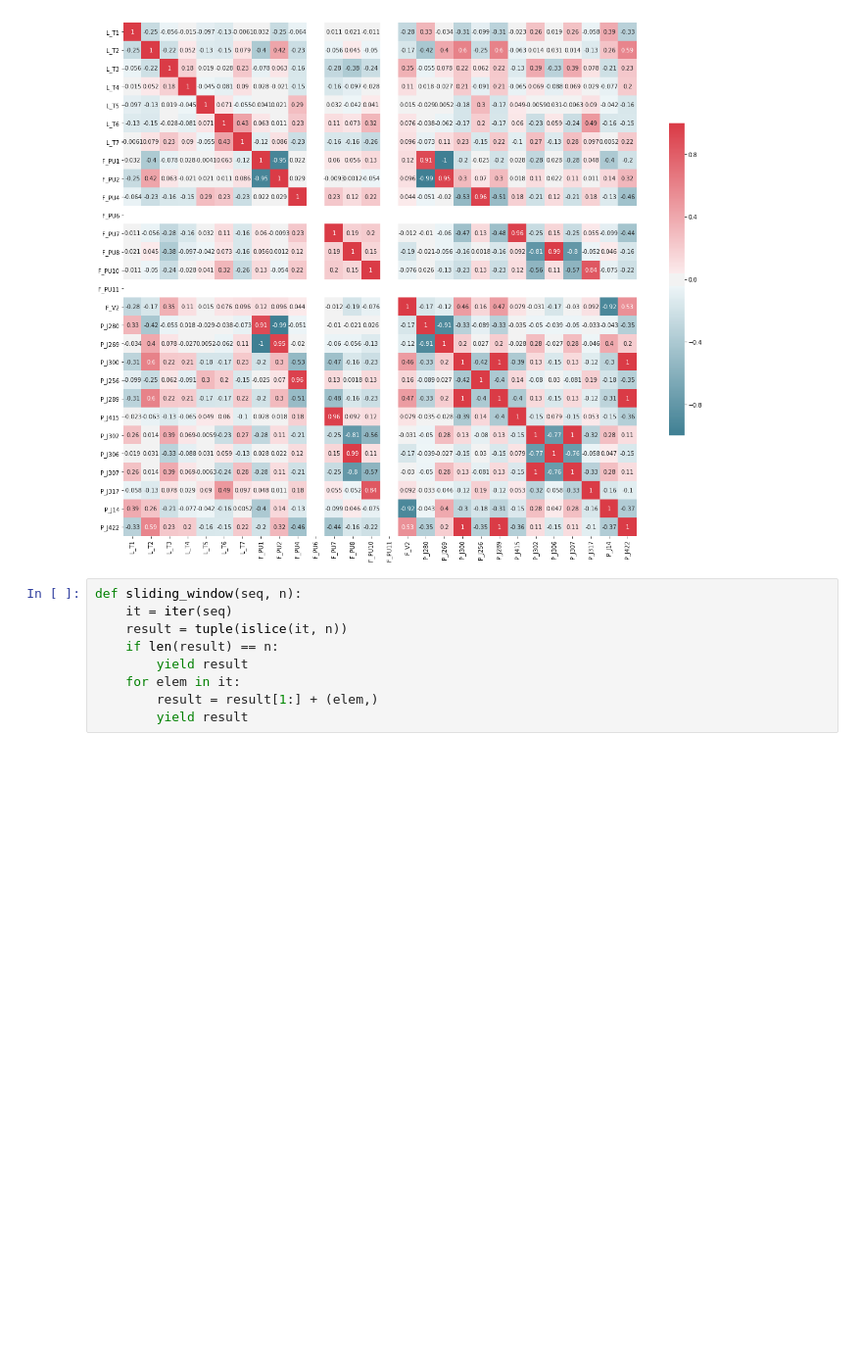
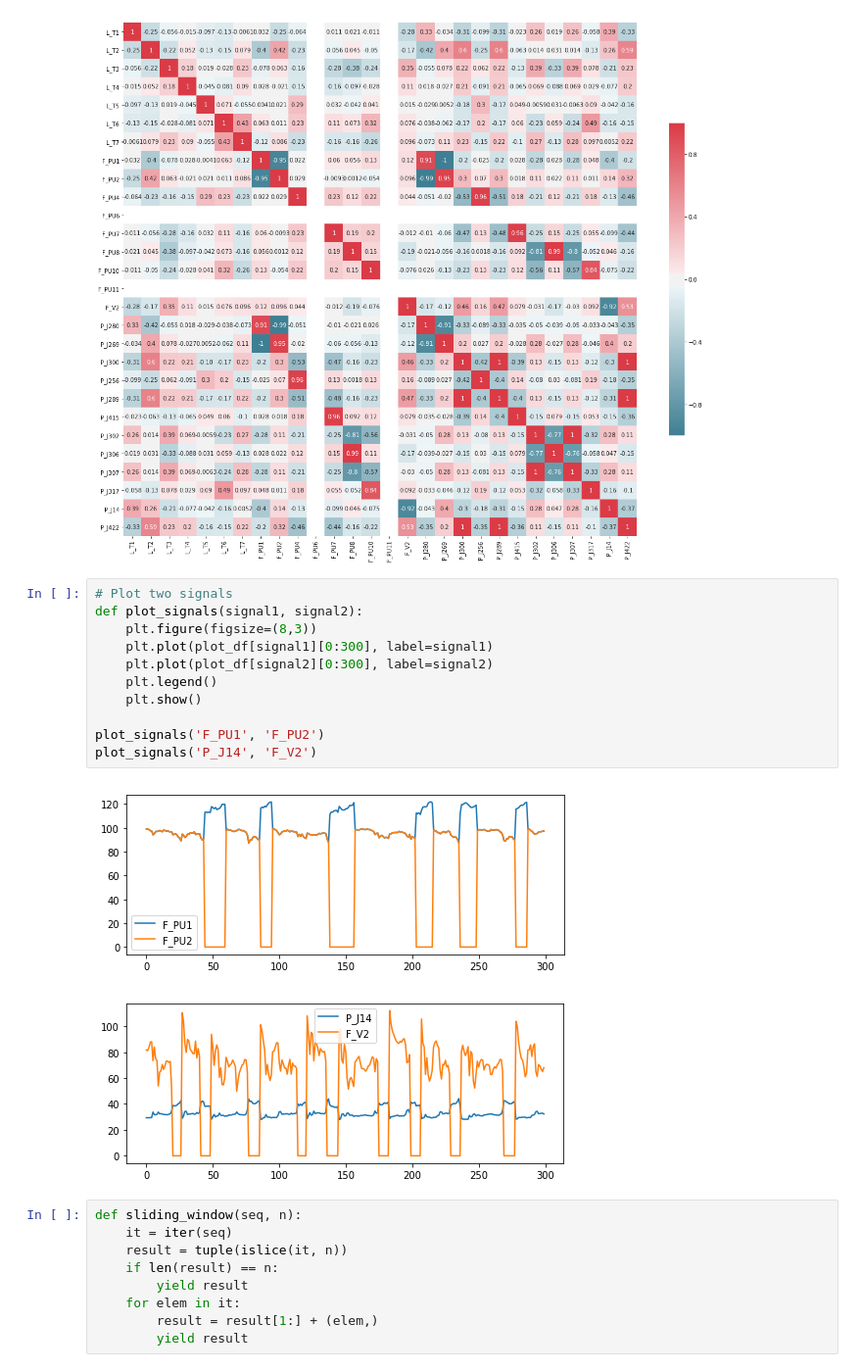
Before and after one commit to sirpandemona/CDA, a Jupyter notebook: Exercise 2/Familiarization.ipynb, the cells around one changed output. Shown at 98% size. Cells and saved outputs as stored; diff of their text form; blank space fills up the shorter version.

```diff
--- a/Exercise 2/Familiarization.ipynb
+++ b/Exercise 2/Familiarization.ipynb
@@ -44,6 +25,20 @@ sns.heatmap(corr, square=True, vmin=-1, vmax=1, annot=True, mask=corr.isnull(),
 plt.show()
 # %% [output]
 [figure]
+# %%
+# Plot two signals
+def plot_signals(signal1, signal2):
+    plt.figure(figsize=(8,3))
+    plt.plot(plot_df[signal1][0:300], label=signal1)
+    plt.plot(plot_df[signal2][0:300], label=signal2)
+    plt.legend()
+    plt.show()
+
+plot_signals('F_PU1', 'F_PU2')
+plot_signals('P_J14', 'F_V2')
+# %% [output]
+[figure, added]
+[figure, added]
 # %%
 def sliding_window(seq, n):
     it = iter(seq)
```
Also changed, not shown: parts of 5 cells of this notebook.
